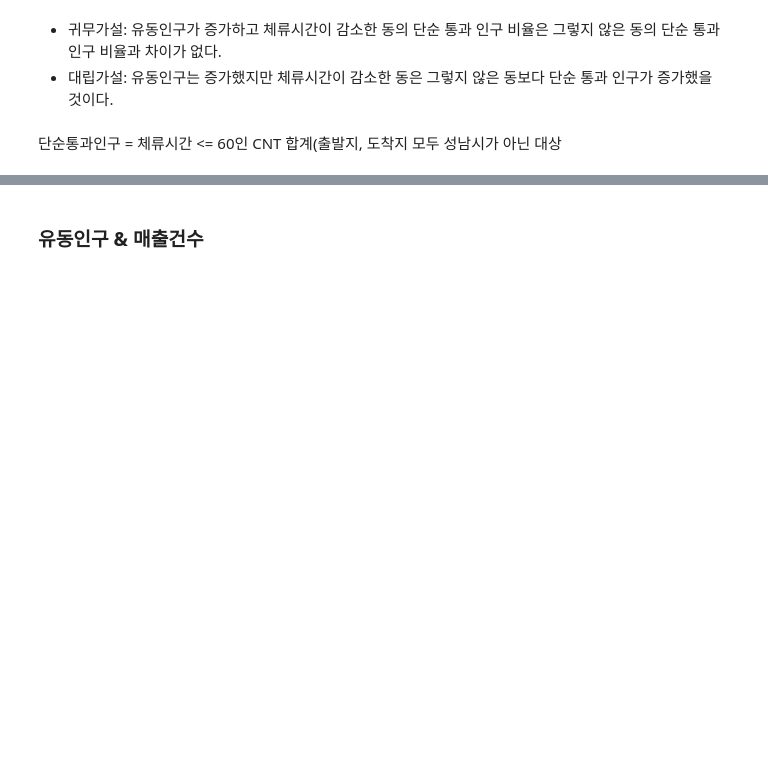
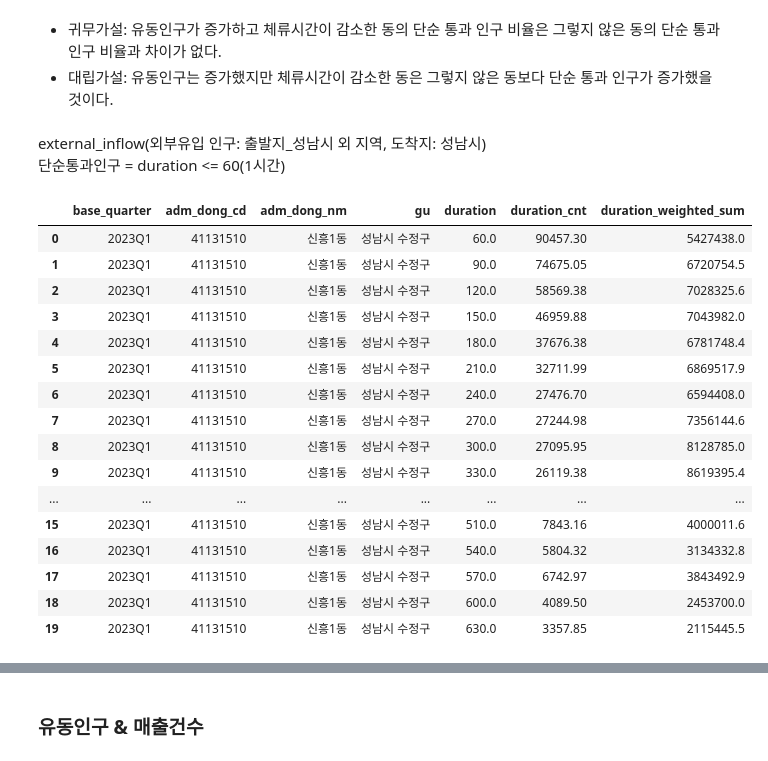
Before and after one commit to bulsajo1/final_project, a Jupyter notebook: eunbi/통계_은비.ipynb, the cells around one changed output, grey strips where cells are left out. Saved outputs shown, nothing was run; the diff lists cells and outputs as text; code cells hidden in the pictures; blank space fills up the shorter version.

```diff
--- a/eunbi/통계_은비.ipynb
+++ b/eunbi/통계_은비.ipynb
@@ -170,6 +170,26 @@ p-value가 유의수준(0.05) 미만이므로 대립가설 채택 <br>
 - 귀무가설: 유동인구가 증가하고 체류시간이 감소한 동의 단순 통과 인구 비율은 그렇지 않은 동의 단순 통과 인구 비율과 차이가 없다.
 - 대립가설: 유동인구는 증가했지만 체류시간이 감소한 동은 그렇지 않은 동보다 단순 통과 인구가 증가했을 것이다.
 # %% [markdown]
-단순통과인구 = 체류시간 <= 60인 CNT 합계(출발지, 도착지 모두 성남시가 아닌 대상
+external_inflow(외부유입 인구: 출발지_성남시 외 지역, 도착지: 성남시)<br>
+단순통과인구 = duration <= 60(1시간)
 # %%
 comm_df = pd.read_csv(file_path+'/행정동_분기_DURATION분포.csv')
+comm_df.head(20)
+# %% [output]
+|  | base_quarter | adm_dong_cd | adm_dong_nm | gu | duration | duration_cnt | duration_weighted_sum |
+| 0 | 2023Q1 | 41131510 | 신흥1동 | 성남시 수정구 | 60.0 | 90457.30 | 5427438.0 |
+| 1 | 2023Q1 | 41131510 | 신흥1동 | 성남시 수정구 | 90.0 | 74675.05 | 6720754.5 |
+| 2 | 2023Q1 | 41131510 | 신흥1동 | 성남시 수정구 | 120.0 | 58569.38 | 7028325.6 |
+| 3 | 2023Q1 | 41131510 | 신흥1동 | 성남시 수정구 | 150.0 | 46959.88 | 7043982.0 |
+| 4 | 2023Q1 | 41131510 | 신흥1동 | 성남시 수정구 | 180.0 | 37676.38 | 6781748.4 |
+| 5 | 2023Q1 | 41131510 | 신흥1동 | 성남시 수정구 | 210.0 | 32711.99 | 6869517.9 |
+| 6 | 2023Q1 | 41131510 | 신흥1동 | 성남시 수정구 | 240.0 | 27476.70 | 6594408.0 |
+| 7 | 2023Q1 | 41131510 | 신흥1동 | 성남시 수정구 | 270.0 | 27244.98 | 7356144.6 |
+| 8 | 2023Q1 | 41131510 | 신흥1동 | 성남시 수정구 | 300.0 | 27095.95 | 8128785.0 |
+| 9 | 2023Q1 | 41131510 | 신흥1동 | 성남시 수정구 | 330.0 | 26119.38 | 8619395.4 |
+| ... | ... | ... | ... | ... | ... | ... | ... |
+| 15 | 2023Q1 | 41131510 | 신흥1동 | 성남시 수정구 | 510.0 | 7843.16 | 4000011.6 |
+| 16 | 2023Q1 | 41131510 | 신흥1동 | 성남시 수정구 | 540.0 | 5804.32 | 3134332.8 |
+| 17 | 2023Q1 | 41131510 | 신흥1동 | 성남시 수정구 | 570.0 | 6742.97 | 3843492.9 |
+| 18 | 2023Q1 | 41131510 | 신흥1동 | 성남시 수정구 | 600.0 | 4089.50 | 2453700.0 |
+| 19 | 2023Q1 | 41131510 | 신흥1동 | 성남시 수정구 | 630.0 | 3357.85 | 2115445.5 |
```
Also changed, not shown: parts of 8 cells of this notebook.
